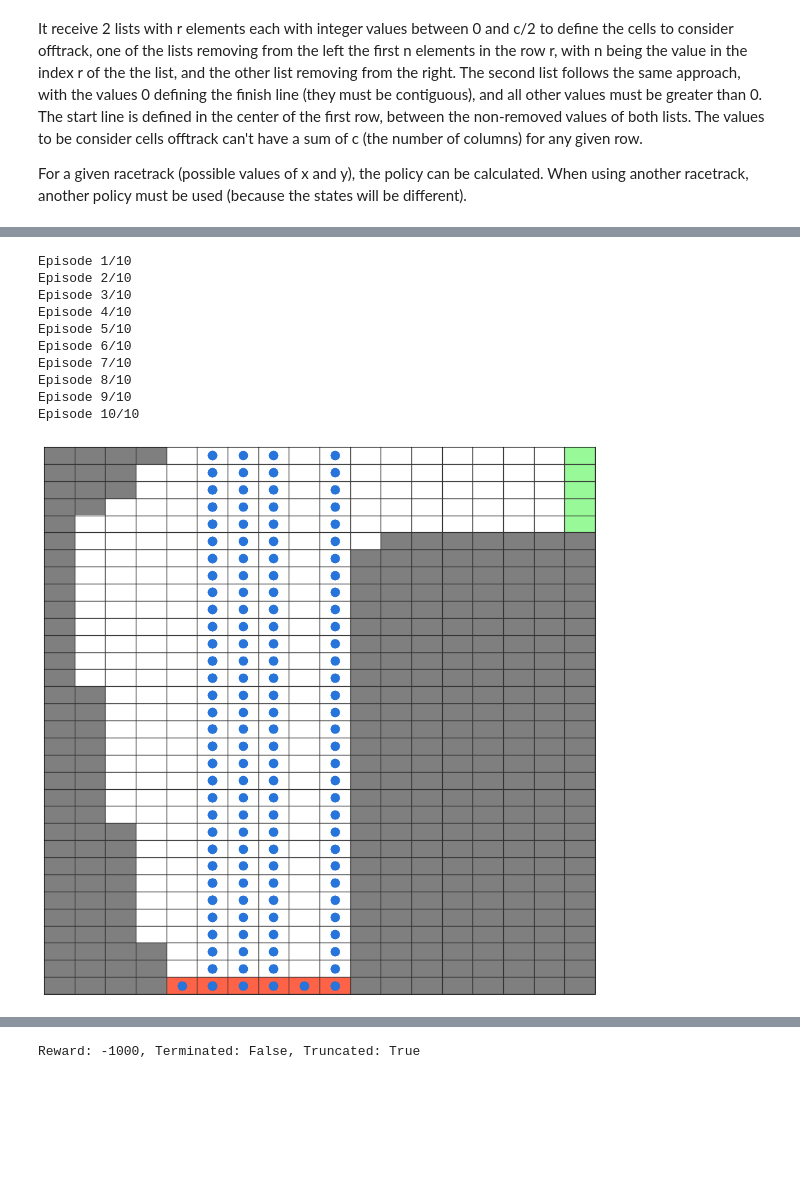
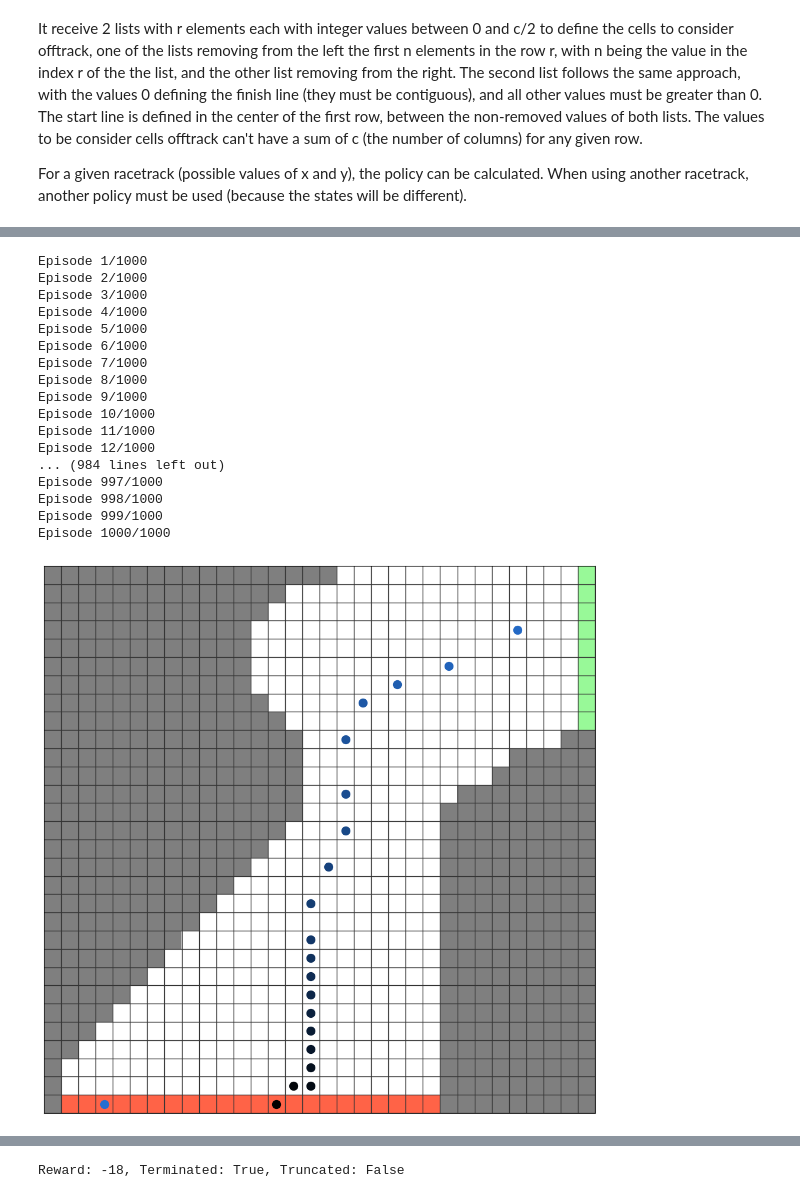
Before and after one commit to lucasbasquerotto/ml-demos, a Jupyter notebook: rl/ch05.ipynb, the cells around one changed output, grey strips where cells are left out. Saved outputs shown, nothing was run; the diff lists cells and outputs as text; code cells hidden in the pictures; blank space fills up the shorter version.

```diff
--- a/rl/ch05.ipynb
+++ b/rl/ch05.ipynb
@@ -528,6 +532,9 @@ class RacetrackEnv(BaseEnv[RacetrackState, RacetrackAction]):
 
         return state
 
+    def outside(self, row: int, col: int) -> bool:
+        return row < 0 or row >= self.rows or col < 0 or col >= self.cols or self.grid[row, col] == TYPE_OUT_OF_BOUNDS
+
     def reset(self, seed: int = 0) -> RacetrackState:
         super().reset(seed=seed)
         random.seed(seed)
@@ -616,11 +623,14 @@ class RacetrackEnv(BaseEnv[RacetrackState, RacetrackAction]):
         plt.yticks(np.arange(.5, self.rows, 1), [])
         plt.tick_params(bottom=False, top=False, left=False, right=False, labelbottom=False, labelleft=False)
 
-        for state in history:
+        for i, state in enumerate(history):
             row = state.row
             col = state.col
             row = rows - row - 1
-            plt.plot(col, row, 'o', color=CAR_COLOR, markersize=10)
+            # color starts black and ends as CAR_COLOR
+            shade = i/len(history)
+            color = np.array(CAR_COLOR) * shade
+            plt.plot(col, row, 'o', color=color, markersize=10)
 
         plt.show()
 
@@ -767,19 +886,27 @@ Reward: -6, Terminated: True, Truncated: False
 # %%
-env = RacetrackEnv.case_01(max_steps=1000)
+env = RacetrackEnv.case_02(max_steps=1000)
 seed = 0
-agent = OffPolicyRandomAgent(env=env, gamma=0.9)
-agent.train(episodes=10, seed=seed)
+agent = OffPolicyRandomAgent(env=env, gamma=0.9, initial_q=-(env.rows + env.cols))
+agent.train(episodes=1000, seed=seed)
 state, reward, terminated, truncated = env.test(agent=agent, seed=seed)
+plot_values(agent=agent, env=env)
 print(f"Reward: {reward}, Terminated: {terminated}, Truncated: {truncated}")
 # %% [output]
-Episode 1/10
-Episode 2/10
-Episode 3/10
-Episode 4/10
-Episode 5/10
-Episode 6/10
-Episode 7/10
-Episode 8/10
-Episode 9/10
-Episode 10/10
+Episode 1/1000
+Episode 2/1000
+Episode 3/1000
+Episode 4/1000
+Episode 5/1000
+Episode 6/1000
+Episode 7/1000
+Episode 8/1000
+Episode 9/1000
+Episode 10/1000
+Episode 11/1000
+Episode 12/1000
+... (984 lines left out)
+Episode 997/1000
+Episode 998/1000
+Episode 999/1000
+Episode 1000/1000
-[figure, old version]
+[figure, new version]
@@ -786 +915 @@ Episode 10/10
-Reward: -1000, Terminated: False, Truncated: True
+Reward: -18, Terminated: True, Truncated: False
```
Also changed, not shown: parts of 6 cells of this notebook.
